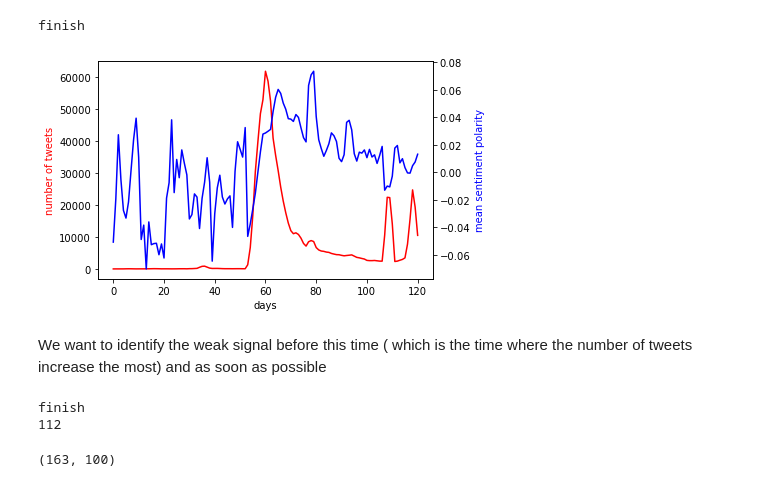
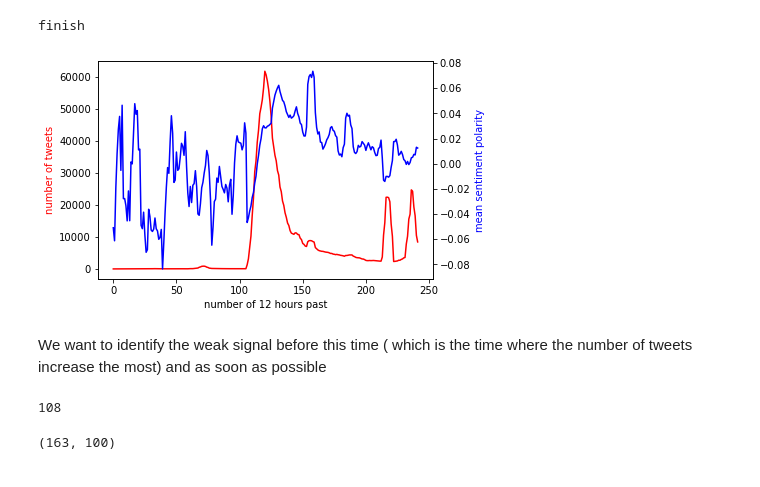
Before and after one commit to Isyohan/WeakSignalsBLM, a Jupyter notebook: BLM_Clustering.ipynb, the cells around one changed output. Drawn from its saved outputs; the diff is of its cells as text; code cells hidden in the pictures.

```diff
--- a/BLM_Clustering.ipynb
+++ b/BLM_Clustering.ipynb
@@ -132,6 +123,6 @@ def dfToListofVectors(df):
 # %%
 time_day=60*60*24
-L=sliding_window(clean_data,time_day*3,time_day)
+L=sliding_window(clean_data,time_day*3,time_day//2)
 first=L[0]
 
 vector_size=100
@@ -165,16 +156,16 @@ for i in range(len(L)):
 # %%
 fig, axe1_X = plt.subplots()
 axe2_X = axe1_X.twinx()
 color1='red'
 color2='blue'
 axe1_X.plot(range(len(L)), n_tweets, color1)
 axe2_X.plot(range(len(L)), l_sent, color2)
-axe1_X.set_xlabel('days')
+axe1_X.set_xlabel('number of 12 hours past')
 axe1_X.set_ylabel('number of tweets', color=color1)
 axe2_X.set_ylabel('mean sentiment polarity', color=color2)
 plt.savefig("figures_out/n_tweets_and_sent_pol.png",transparent=True)
 # %% [output]
-[figure, old version]
+[figure, new version]
 # %%
 def smooth(y, box_pts):
     box = np.ones(box_pts)/box_pts
@@ -200,17 +199,12 @@ NUM_CLUSTERS = 10
 
 time_day=60*60*24
 
-
-clean_data2=clean_data[clean_data['timestamps']<the_time]
-
-
-L_cos=sliding_window(clean_data2,time_day*3,time_day//2)
+L_cos=L_use
 first=L_cos[0]
 print(len(L_cos))
 #L_cos=L_cos[0:2*len(L_cos)//6]
 # %% [output]
-finish
-112
+108
 # %%
 vector_size=100
 model = Word2Vec(sentences=first['keywords'], vector_size=vector_size, window=0, min_count=0, workers=0)
```
Also changed, not shown: parts of 14 cells of this notebook, 2 other files.
